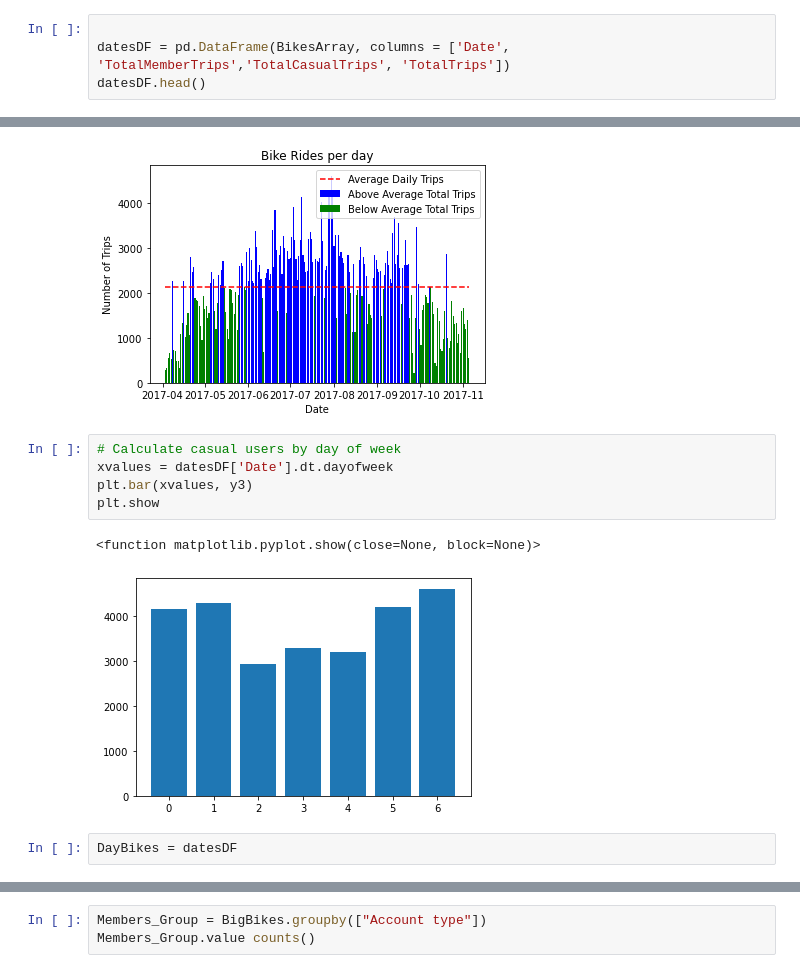
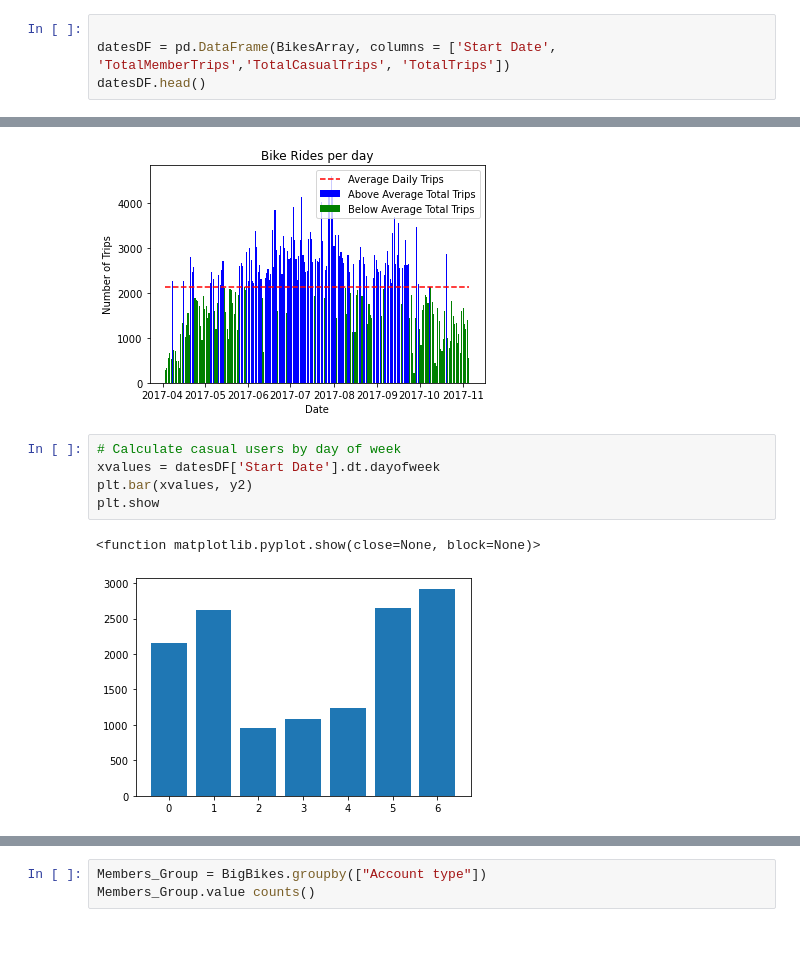
Before and after one commit to grand42/Machine_Learning-NiceRide, a Jupyter notebook: Working_Directory/Station_Popularity.ipynb, the cells around one changed output, grey strips where cells are left out. Cells and saved outputs as stored; diff of their text form; blank space fills up the shorter version.

```diff
--- a/Working_Directory/Station_Popularity.ipynb
+++ b/Working_Directory/Station_Popularity.ipynb
@@ -86,6 +86,6 @@ for date in dates:
     BikesArray.append(UserArray)
 # %%
 
-datesDF = pd.DataFrame(BikesArray, columns = ['Date', 'TotalMemberTrips','TotalCasualTrips', 'TotalTrips'])
+datesDF = pd.DataFrame(BikesArray, columns = ['Start Date', 'TotalMemberTrips','TotalCasualTrips', 'TotalTrips'])
 datesDF.head()
 # %% [output]
@@ -155,11 +155,9 @@ plt.show()
 [figure]
 # %%
 # Calculate casual users by day of week
-xvalues = datesDF['Date'].dt.dayofweek
-plt.bar(xvalues, y3)
+xvalues = datesDF['Start Date'].dt.dayofweek
+plt.bar(xvalues, y2)
 plt.show
 # %% [output]
 <function matplotlib.pyplot.show(close=None, block=None)>
-[figure, old version]
+[figure, new version]
-# %%
-DayBikes = datesDF
```
Also changed, not shown: parts of 4 cells of this notebook.
